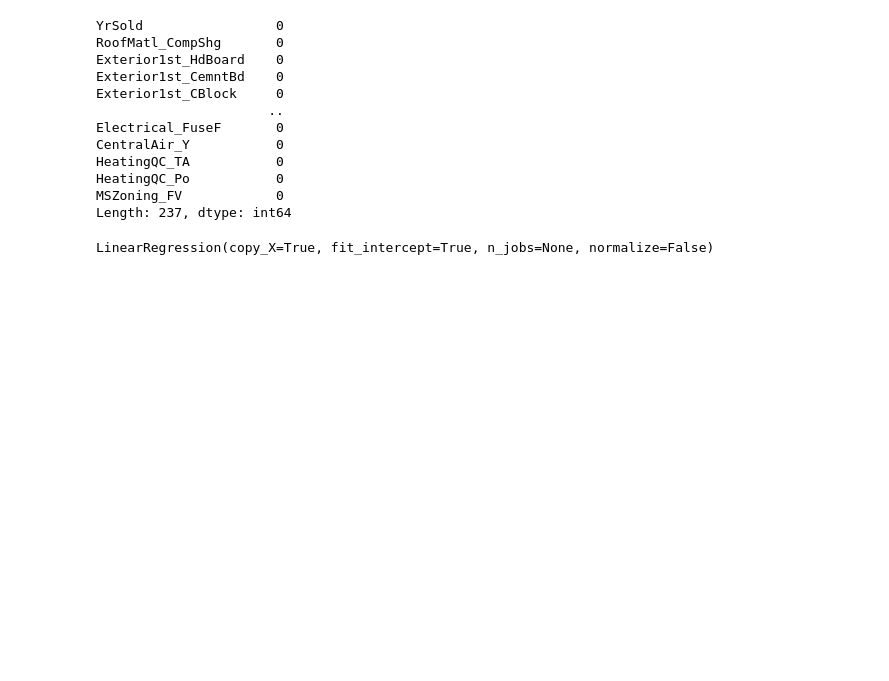
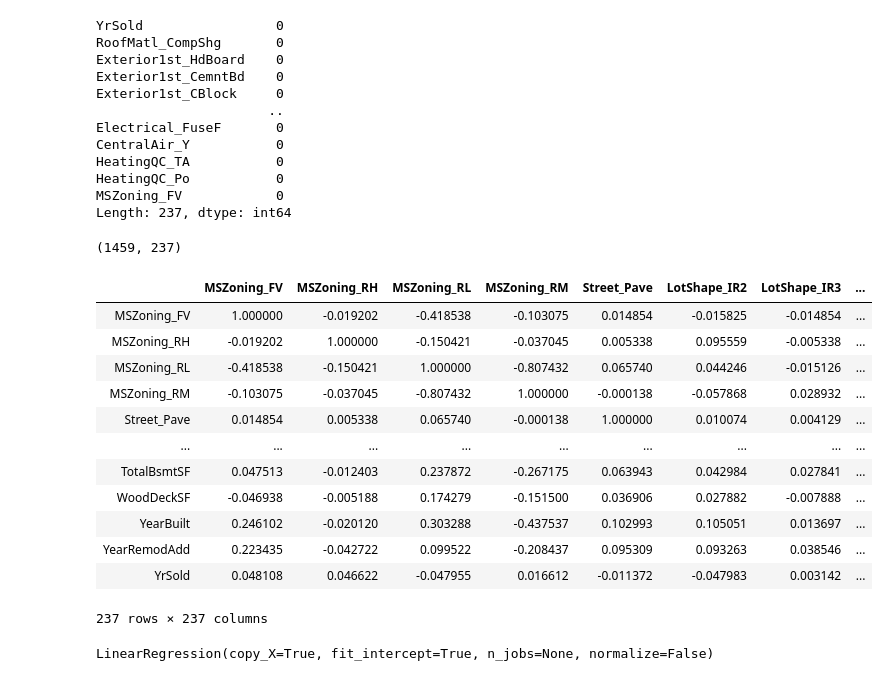
Before and after one commit to KaparaA/ML, a Jupyter notebook: Untitled14.ipynb, the cells around one changed output. Drawn from its saved outputs; the diff is of its cells as text; code cells hidden in the pictures; blank space fills up the shorter version.

```diff
--- a/Untitled14.ipynb
+++ b/Untitled14.ipynb
@@ -170,6 +226,26 @@ HeatingQC_TA           0
 HeatingQC_Po           0
 MSZoning_FV            0
 Length: 237, dtype: int64
+# %%
+Train_data.shape
+# %% [output]
+(1459, 237)
+# %%
+Train_data.corr()
+# %% [output]
+|  | MSZoning_FV | MSZoning_RH | MSZoning_RL | MSZoning_RM | Street_Pave | LotShape_IR2 | LotShape_IR3 | ... |
+| MSZoning_FV | 1.000000 | -0.019202 | -0.418538 | -0.103075 | 0.014854 | -0.015825 | -0.014854 | ... |
+| MSZoning_RH | -0.019202 | 1.000000 | -0.150421 | -0.037045 | 0.005338 | 0.095559 | -0.005338 | ... |
+| MSZoning_RL | -0.418538 | -0.150421 | 1.000000 | -0.807432 | 0.065740 | 0.044246 | -0.015126 | ... |
+| MSZoning_RM | -0.103075 | -0.037045 | -0.807432 | 1.000000 | -0.000138 | -0.057868 | 0.028932 | ... |
+| Street_Pave | 0.014854 | 0.005338 | 0.065740 | -0.000138 | 1.000000 | 0.010074 | 0.004129 | ... |
+| ... | ... | ... | ... | ... | ... | ... | ... | ... |
+| TotalBsmtSF | 0.047513 | -0.012403 | 0.237872 | -0.267175 | 0.063943 | 0.042984 | 0.027841 | ... |
+| WoodDeckSF | -0.046938 | -0.005188 | 0.174279 | -0.151500 | 0.036906 | 0.027882 | -0.007888 | ... |
+| YearBuilt | 0.246102 | -0.020120 | 0.303288 | -0.437537 | 0.102993 | 0.105051 | 0.013697 | ... |
+| YearRemodAdd | 0.223435 | -0.042722 | 0.099522 | -0.208437 | 0.095309 | 0.093263 | 0.038546 | ... |
+| YrSold | 0.048108 | 0.046622 | -0.047955 | 0.016612 | -0.011372 | -0.047983 | 0.003142 | ... |
+237 rows × 237 columns
 # %%
 from sklearn.linear_model import LinearRegression
 # %%
```
Also changed, not shown: parts of 11 cells of this notebook.
